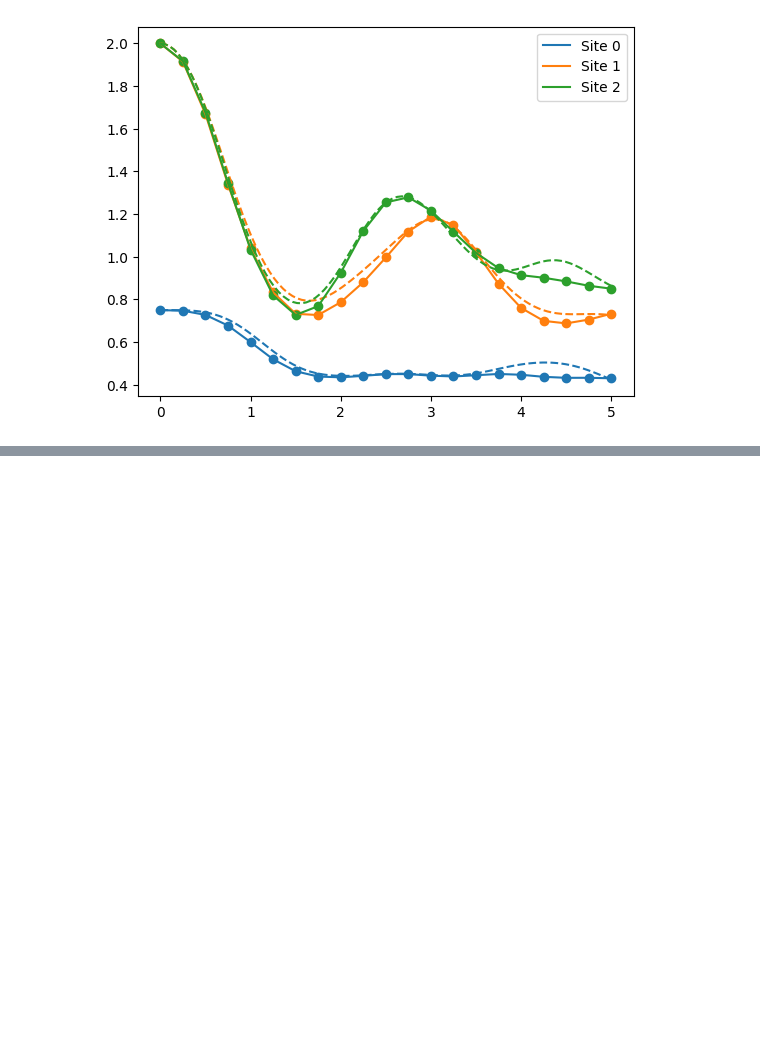
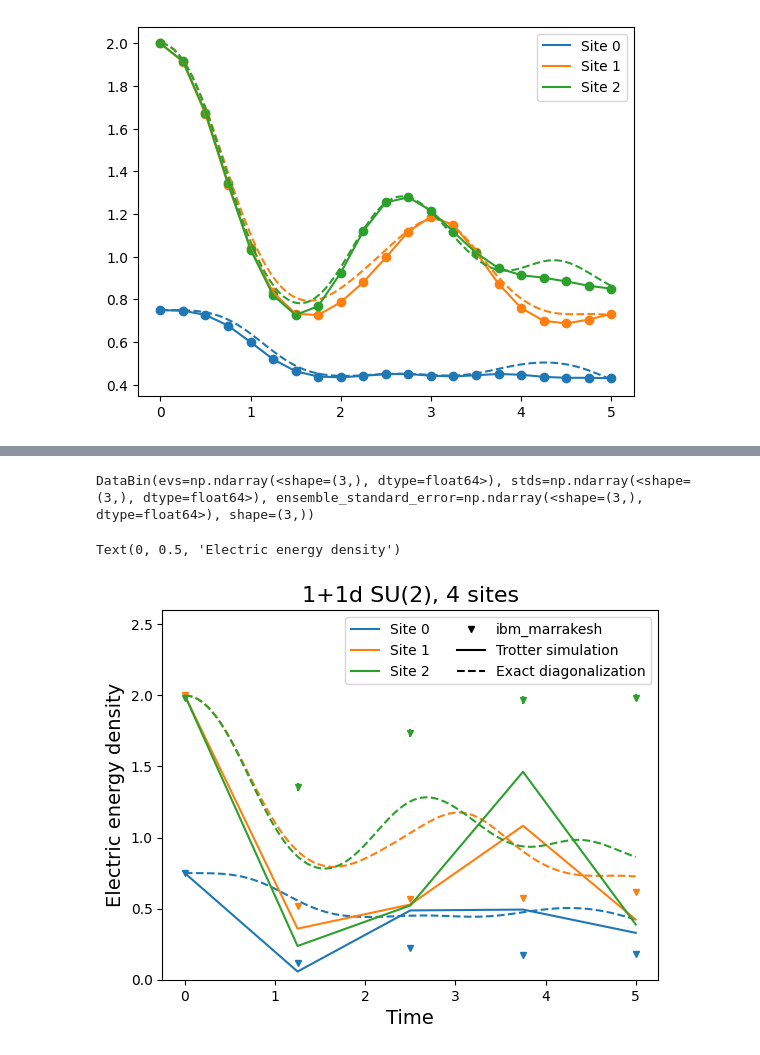
Before and after one commit to yiiyama/lsh-qudit, a Jupyter notebook: run_simulation.ipynb, the cells around one changed output, grey strips where cells are left out. Saved outputs shown, nothing was run; the diff lists cells and outputs as text; code cells hidden in the pictures; blank space fills up the shorter version.

Commit message:
Marrakesh initial result

```diff
--- a/run_simulation.ipynb
+++ b/run_simulation.ipynb
@@ -301,0 +322,46 @@ plt.legend()
+# %%
+service = QiskitRuntimeService(instance='ibm-q-utokyo/internal/terashi-sr')
+backend = service.backend('ibm_marrakesh')
+# %%
+circuits, qp = make_trotter_circuit(tmax, num_steps_coarse, mass_mu, interaction_x, backend=backend, measure=False)
+observables = [obs.apply_layout(circuits[0].layout) for obs in energy_density_observables(qp)]
+# %%
+jobs = [service.job('czhqv44fcch0008ath3g')]
+with Batch(backend=backend) as batch:
+    for circuit in circuits[1:]:
+        estimator = RuntimeEstimator(batch)
+        jobs.append(estimator.run([(circuit, observables)]))
+# %%
+jobs[0].result()[0].data
+# %% [output]
+DataBin(evs=np.ndarray(<shape=(3,), dtype=float64>), stds=np.ndarray(<shape=(3,), dtype=float64>), ensemble_standard_error=np.ndarray(<shape=(3,), dtype=float64>), shape=(3,))
+# %%
+result_data = [job.result()[0].data for job in jobs]
+expval_est = np.array([data.evs for data in result_data])
+err_est = np.array([data.stds for data in result_data])
+# %%
+from matplotlib.lines import Line2D
+
+lines = []
+for site in range(3):
+    line, = plt.plot(tlist_trotter_coarse, expval_trotter_coarse[:, site])
+    lines.append(line)
+    plt.plot(tlist_ode, expval_ode[:, site], color=line.get_color(), linestyle='--')
+    plt.errorbar(tlist_trotter_coarse, expval_est[:, site], yerr=err_est[:, site],
+                 color=line.get_color(), marker='v', markersize=4., linestyle='none')
+
+plt.ylim(0., 2.6)
+
+markers = Line2D([], [], linestyle='none', marker='v', markersize=4., color='k')
+solid_line = Line2D([], [], linewidth=line.get_linewidth(), linestyle='-', color='k', marker='none')
+dashed_line = Line2D([], [], linewidth=line.get_linewidth(), linestyle='--', color='k', marker='none')
+plt.legend(lines + [markers, solid_line, dashed_line],
+           [f'Site {i}' for i in range(3)] + [backend.name, 'Trotter simulation', 'Exact diagonalization'],
+           loc='upper right',
+           ncols=2)
+plt.title('1+1d SU(2), 4 sites', fontsize=16)
+plt.xlabel('Time', fontsize=14)
+plt.ylabel('Electric energy density', fontsize=14)
+# %% [output]
+Text(0, 0.5, 'Electric energy density')
+[figure, added]
```
Also changed, not shown: parts of 10 cells of this notebook.
